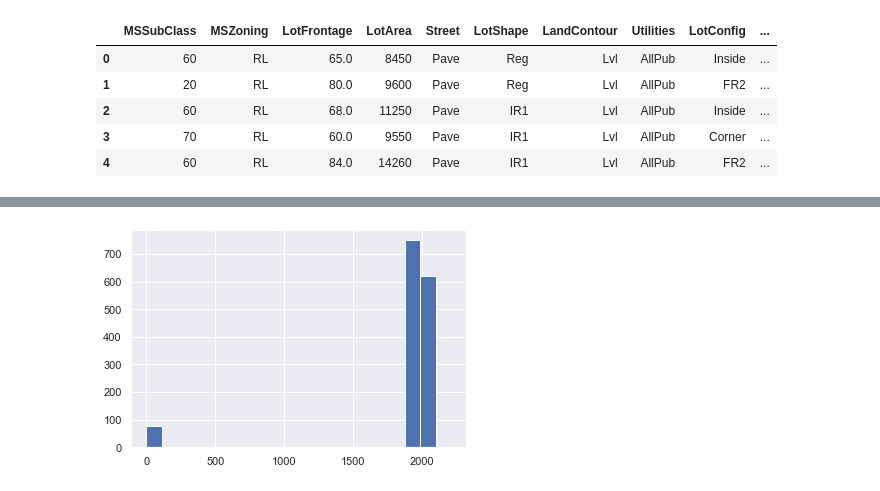
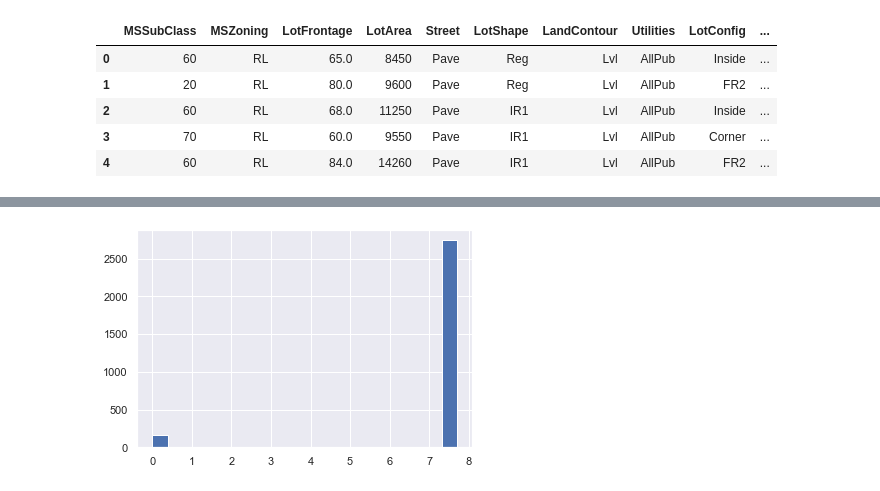
Before and after one commit to gepallas/ML_House_Prices, a Jupyter notebook: HousePrices_DataPreparation.ipynb, the cells around one changed output, grey strips where cells are left out. Saved outputs shown, nothing was run; the diff lists cells and outputs as text; code cells hidden in the pictures.

Commit message:
log transform skewed numeric features.

```diff
--- a/HousePrices_DataPreparation.ipynb
+++ b/HousePrices_DataPreparation.ipynb
@@ -70,0 +85,3 @@ train.head()
+# %%
+all_data = pd.concat((train_feat, test)).reset_index(drop=True)
+all_data.shape
@@ -74,0 +100,3 @@ train.head()
+# %%
+skewed_feat = all_data.skew().sort_values(ascending=False)
+skewed_feat
@@ -74,0 +131,3 @@ train.head()
+# %%
+skewed_index = skewed_feat[abs(skewed_feat) > 0.2].index
+skewed_index
@@ -75 +144,4 @@ train.head()
+# %%
+all_data_log = pd.DataFrame(data = all_data)
+all_data_log[skewed_index] = all_data[skewed_index].apply(lambda x: np.log(x + 1))
 # %%
@@ -126,4 +167,4 @@ dtype: float64
 # %%
-test['GarageYrBlt'].hist(bins=20);
+all_data_log['GarageYrBlt'].hist(bins=20);
 # %% [output]
-[figure, old version]
+[figure, new version]
```
Also changed, not shown: parts of 19 cells of this notebook.
